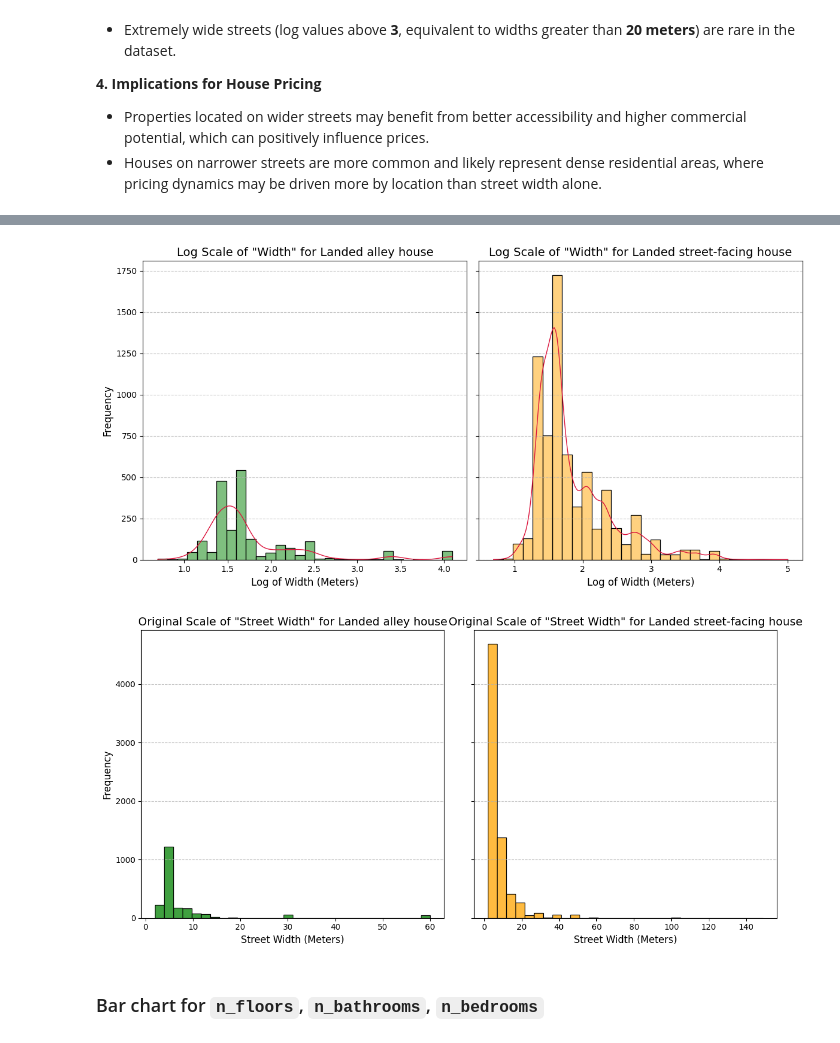
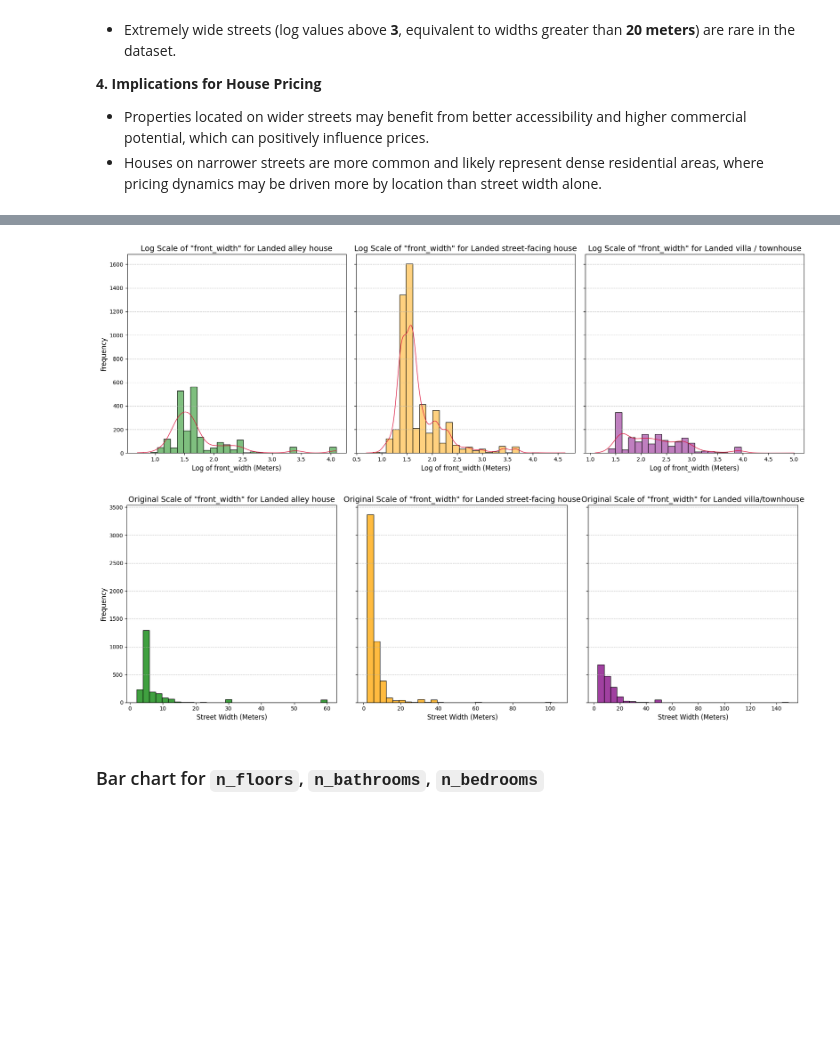
Before and after one commit to ngocanhpham-hust/Real-Estate-Analysis_DSProject, a Jupyter notebook: EDA_and_Data_Visualization/eda_data_visualize.ipynb, the cells around one changed output, grey strips where cells are left out. Saved outputs shown, nothing was run; the diff lists cells and outputs as text; code cells hidden in the pictures; blank space fills up the shorter version.

```diff
--- a/EDA_and_Data_Visualization/eda_data_visualize.ipynb
+++ b/EDA_and_Data_Visualization/eda_data_visualize.ipynb
@@ -10,7 +11,7 @@ import seaborn as sns
 pd.set_option("display.max_columns", 200)
 pd.set_option("display.width", 120)
 # %%
-DATA_PATH = "../data/preprocessed/full.csv"
+DATA_PATH = "/Users/vuthuylinh/Real-Estate-Analysis_DSProject/data/preprocessed/full.csv"
 
 df = pd.read_csv(DATA_PATH)
 # %%
@@ -18,11 +19,11 @@ df = pd.read_csv(DATA_PATH)
 
 df.columns = df.columns.str.strip()
 
-for col in ["city_province", "district", "property_type", "legal", "interior", "source"]:
+for col in ["city_province", "district", "property_type", "legal", "interior"]:
     if col in df.columns:
         df[col] = df[col].astype("string").str.strip()
 # %%
-num_cols = ["area", "front_width", "latitude", "longitude",
+num_cols = ["area", "front_width",
             "n_bedrooms", "n_bathrooms", "n_floors", "price"]
 
 for c in num_cols:
@@ -494,32 +495,34 @@ plt.show()
 # %%
-# Log scale of Area for each type
+# Original value of Area for each type
 
 type_mapping = {
     'Apartment': 'Apartment',
     'Landed_alley': 'Landed alley house',
-    'Landed_street': 'Landed street-facing house'
+    'Landed_street': 'Landed street-facing house',
+    'Landed_villa': 'Landed villa / townhouse'
 }
 
-types = ['Apartment', 'Landed_alley', 'Landed_street']
-colors = ['blue', 'green', 'orange']
+types = ['Apartment', 'Landed_alley', 'Landed_street', 'Landed_villa']
+colors = ['blue', 'green', 'orange', 'purple']
 
-fig, axes = plt.subplots(1, 3, figsize=(18, 6), sharey=True)
+fig, axes = plt.subplots(2, 2, figsize=(18, 12), sharey=True)
+axes = axes.flatten()
 
 for i, (t, color) in enumerate(zip(types, colors)):
     subset = df[df['property_group'] == t]
     ax = sns.histplot(
-        np.log(subset['area']),
-        kde=True,
+        subset['area'],
+        kde=False,
         bins=30,
         color=color,
-        line_kws={'linewidth': 1},
+        #line_kws={'linewidth': 1},
         ax=axes[i]
     )
     if ax.lines:
         ax.lines[0].set_color('crimson')
 
-    axes[i].set_title(f'Log Scale of "Area" for {type_mapping[t]}', fontsize=14)
-    axes[i].set_xlabel("Log of Area", fontsize=12)
+    axes[i].set_title(f'Original Scale of "Area" for {type_mapping[t]}', fontsize=14)
+    axes[i].set_xlabel("Area (Square Meters)", fontsize=12)
     axes[i].set_ylabel("Frequency", fontsize=12 if i == 0 else 0)
     axes[i].grid(axis='y', linestyle='--', alpha=0.7)
 
@@ -608,46 +575,48 @@ plt.show()
 # %%
 type_mapping = {
     'Landed_alley': 'Landed alley house',
-    'Landed_street': 'Landed street-facing house'
+    'Landed_street': 'Landed street-facing house',
+    'Landed_villa': 'Landed villa / townhouse'
 }
 
-types = ['Landed_alley', 'Landed_street']
-colors = ['green', 'orange']
+types = ['Landed_alley', 'Landed_street', 'Landed_villa']
+colors = ['green', 'orange', 'purple']
 
-fig, axes = plt.subplots(1, 2, figsize = (12, 6), sharey = True)
+fig, axes = plt.subplots(1, 3, figsize=(18, 6), sharey=True)
 
 for i, (t, color) in enumerate(zip(types, colors)):
     subset = df[df['property_group'] == t]
     ax = sns.histplot(
         np.log(subset['front_width']),
         kde=True,
         bins=30,
         color=color,
         line_kws={'linewidth': 1},
         ax=axes[i]
     )
     if ax.lines:
         ax.lines[0].set_color('crimson')
 
-    axes[i].set_title(f'Log Scale of "Width" for {type_mapping[t]}', fontsize=14)
-    axes[i].set_xlabel("Log of Width (Meters)", fontsize=12)
+    axes[i].set_title(f'Log Scale of "front_width" for {type_mapping[t]}', fontsize=14)
+    axes[i].set_xlabel("Log of front_width (Meters)", fontsize=12)
     axes[i].set_ylabel("Frequency", fontsize=12 if i == 0 else 0)
     axes[i].grid(axis='y', linestyle='--', alpha=0.7)
 
 plt.tight_layout()
 plt.show()
 # %% [output]
-[figure, old version]
+[figure, new version]
 # %%
 type_mapping = {
     'Landed_alley': 'Landed alley house',
-    'Landed_street': 'Landed street-facing house'
+    'Landed_street': 'Landed street-facing house',
+    'Landed_villa': 'Landed villa/townhouse'
 }
 
-types = ['Landed_alley', 'Landed_street']
-colors = ['green', 'orange']
+types = ['Landed_alley', 'Landed_street', 'Landed_villa']
+colors = ['green', 'orange', 'purple']
 
-fig, axes = plt.subplots(1, 2, figsize=(12, 6), sharey=True)
+fig, axes = plt.subplots(1, 3, figsize=(18, 6), sharey=True)
 
 for i, (t, color) in enumerate(zip(types, colors)):
     subset = df[df['property_group'] == t]
@@ -662,7 +631,7 @@ for i, (t, color) in enumerate(zip(types, colors)):
     if ax.lines:
         ax.lines[0].set_color('crimson')
 
-    axes[i].set_title(f'Original Scale of "Street Width" for {type_mapping[t]}', fontsize=14)
+    axes[i].set_title(f'Original Scale of "front_width" for {type_mapping[t]}', fontsize=14)
     axes[i].set_xlabel("Street Width (Meters)", fontsize=12)
     axes[i].set_ylabel("Frequency", fontsize=12 if i == 0 else 0)
     axes[i].grid(axis='y', linestyle='--', alpha=0.7)
@@ -671,7 +640,7 @@ plt.tight_layout()
 plt.subplots_adjust(wspace=0.1)
 plt.show()
 # %% [output]
-[figure, old version]
+[figure, new version]
 # %% [markdown]
 ### Bar chart for `n_floors`, `n_bathrooms`, `n_bedrooms`
 # %%
```
Also changed, not shown: parts of 66 cells of this notebook, 2 other files.
